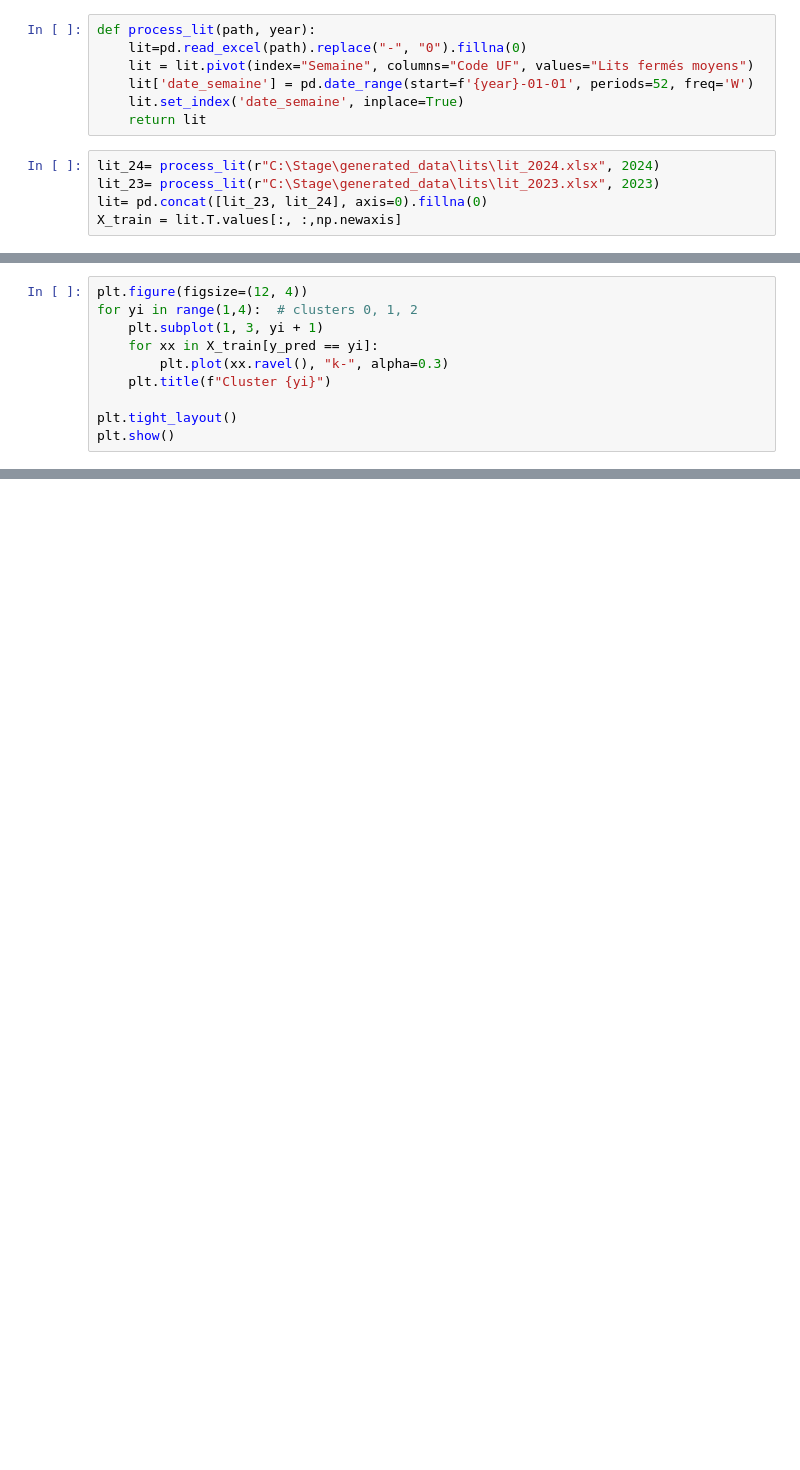
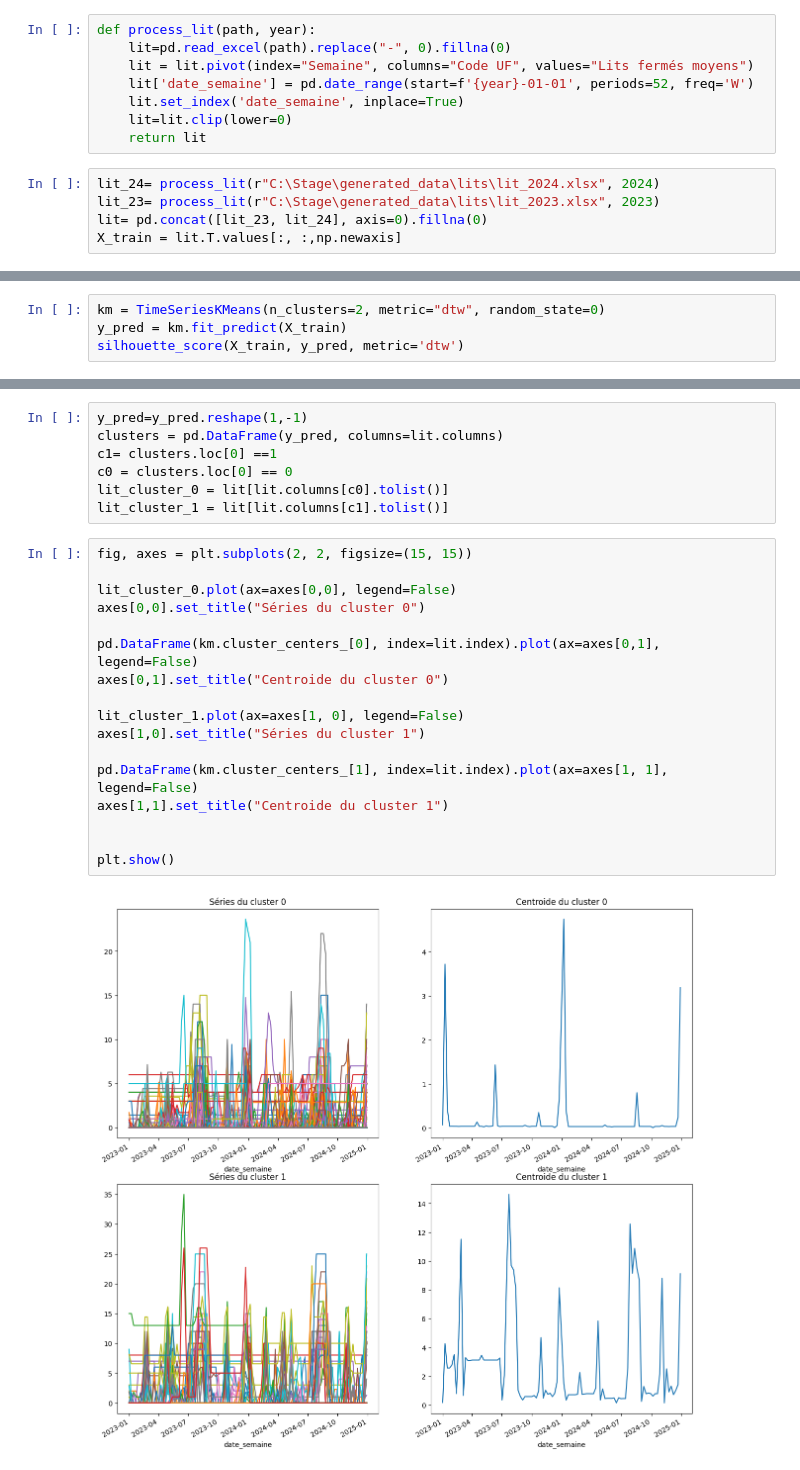
Before and after one commit to yessinehammami/Bed-Closure-Forecasting, a Jupyter notebook: bed_closure.ipynb, the cells around one changed output, grey strips where cells are left out. Saved outputs shown, nothing was run; the diff lists cells and outputs as text; blank space fills up the shorter version.

```diff
--- a/bed_closure.ipynb
+++ b/bed_closure.ipynb
@@ -10,9 +12,10 @@ from tslearn.preprocessing import TimeSeriesScalerMeanVariance, \
 # %%
 def process_lit(path, year):
-    lit=pd.read_excel(path).replace("-", "0").fillna(0)
+    lit=pd.read_excel(path).replace("-", 0).fillna(0)
     lit = lit.pivot(index="Semaine", columns="Code UF", values="Lits fermés moyens")
     lit['date_semaine'] = pd.date_range(start=f'{year}-01-01', periods=52, freq='W')
     lit.set_index('date_semaine', inplace=True)
+    lit=lit.clip(lower=0)
     return lit
 # %%
 lit_24= process_lit(r"C:\Stage\generated_data\lits\lit_2024.xlsx", 2024)
@@ -26,10 +38,4 @@ y_pred = km.fit_predict(X_train)
 # %%
-plt.figure(figsize=(12, 4))
-for yi in range(1,4):  # clusters 0, 1, 2
-    plt.subplot(1, 3, yi + 1)
-    for xx in X_train[y_pred == yi]:
-        plt.plot(xx.ravel(), "k-", alpha=0.3)
-    plt.title(f"Cluster {yi}")
-
-plt.tight_layout()
-plt.show()
+km = TimeSeriesKMeans(n_clusters=2, metric="dtw", random_state=0)
+y_pred = km.fit_predict(X_train)
+silhouette_score(X_train, y_pred, metric='dtw')
@@ -35,0 +44,26 @@ plt.show()
+# %%
+y_pred=y_pred.reshape(1,-1)
+clusters = pd.DataFrame(y_pred, columns=lit.columns)
+c1= clusters.loc[0] ==1
+c0 = clusters.loc[0] == 0
+lit_cluster_0 = lit[lit.columns[c0].tolist()]
+lit_cluster_1 = lit[lit.columns[c1].tolist()]
+# %%
+fig, axes = plt.subplots(2, 2, figsize=(15, 15))
+
+lit_cluster_0.plot(ax=axes[0,0], legend=False)
+axes[0,0].set_title("Séries du cluster 0")
+
+pd.DataFrame(km.cluster_centers_[0], index=lit.index).plot(ax=axes[0,1], legend=False)
+axes[0,1].set_title("Centroide du cluster 0")
+
+lit_cluster_1.plot(ax=axes[1, 0], legend=False)
+axes[1,0].set_title("Séries du cluster 1")
+
+pd.DataFrame(km.cluster_centers_[1], index=lit.index).plot(ax=axes[1, 1], legend=False)
+axes[1,1].set_title("Centroide du cluster 1")
+
+
+plt.show()
+# %% [output]
+[figure, added]
```
Also changed, not shown: parts of 5 cells of this notebook.
